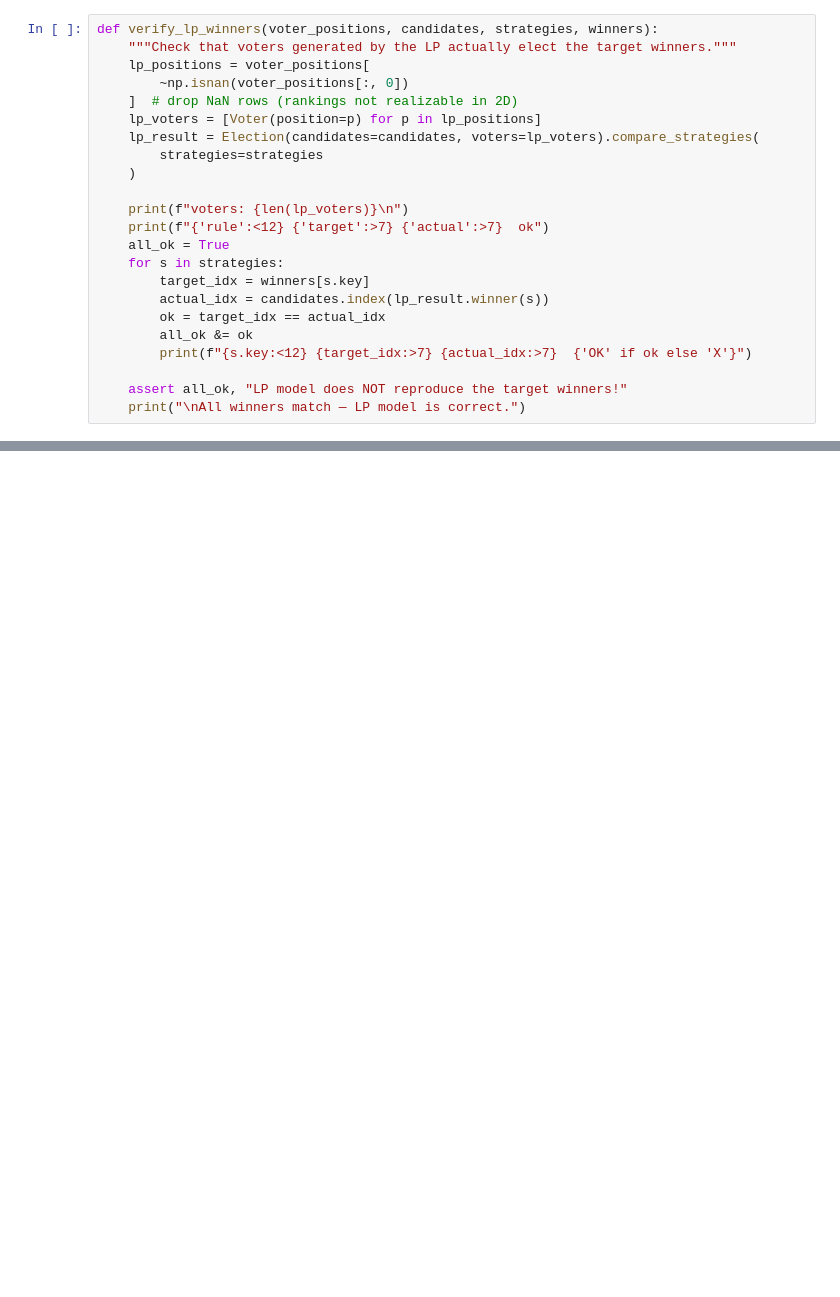
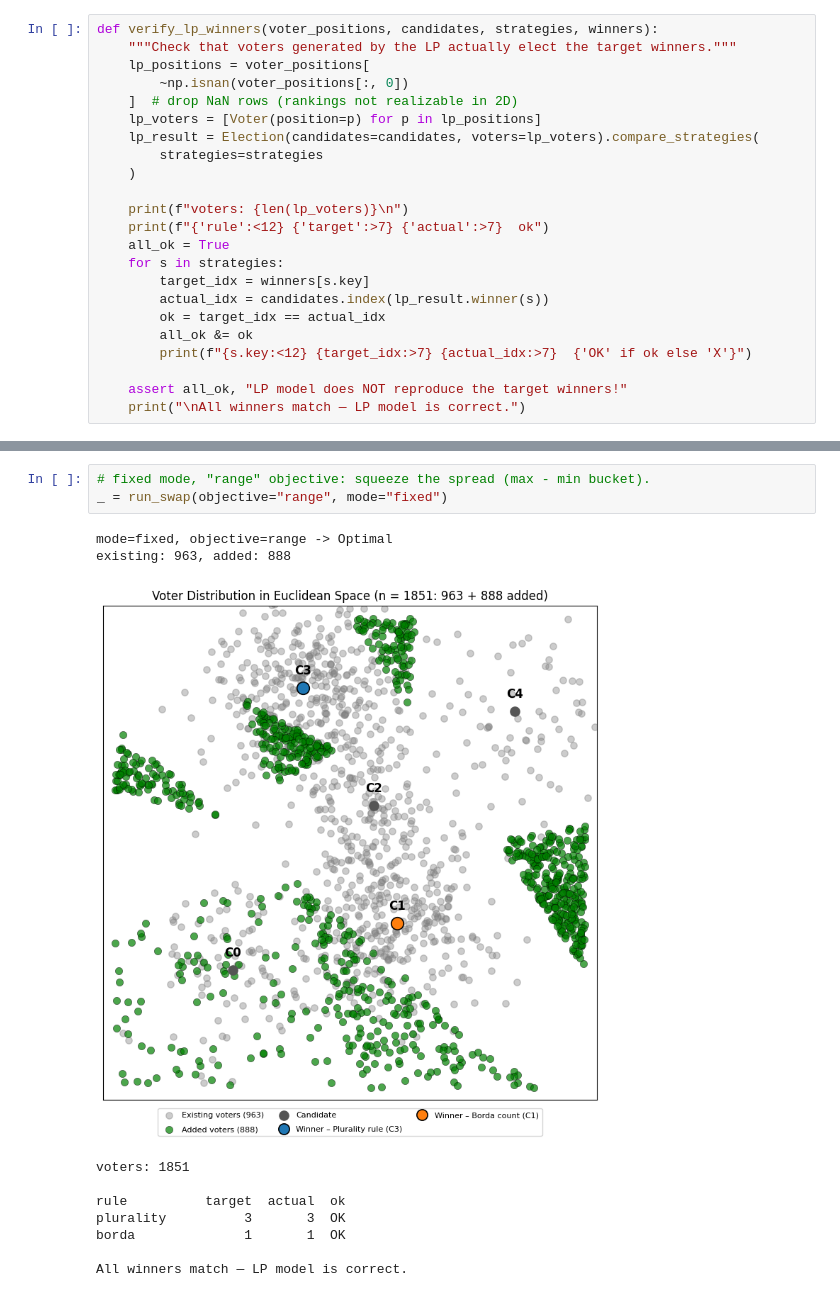
Before and after one commit to pawlowiczf/Euclidean-choices, a Jupyter notebook: code/main/lp-one.ipynb, the cells around one changed output, grey strips where cells are left out. Drawn from its saved outputs; the diff is of its cells as text; blank space fills up the shorter version.

```diff
--- a/code/main/lp-one.ipynb
+++ b/code/main/lp-one.ipynb
@@ -59,0 +188,14 @@ N_CANDIDATES = 3
+# %%
+# fixed mode, "range" objective: squeeze the spread (max - min bucket).
+_ = run_swap(objective="range", mode="fixed")
+# %% [output]
+mode=fixed, objective=range -> Optimal
+existing: 963, added: 888
+[figure, added]
+voters: 1851
+
+rule          target  actual  ok
+plurality          3       3  OK
+borda              1       1  OK
+
+All winners match — LP model is correct.
```
Also changed, not shown: parts of 18 cells of this notebook, 3 other files.
